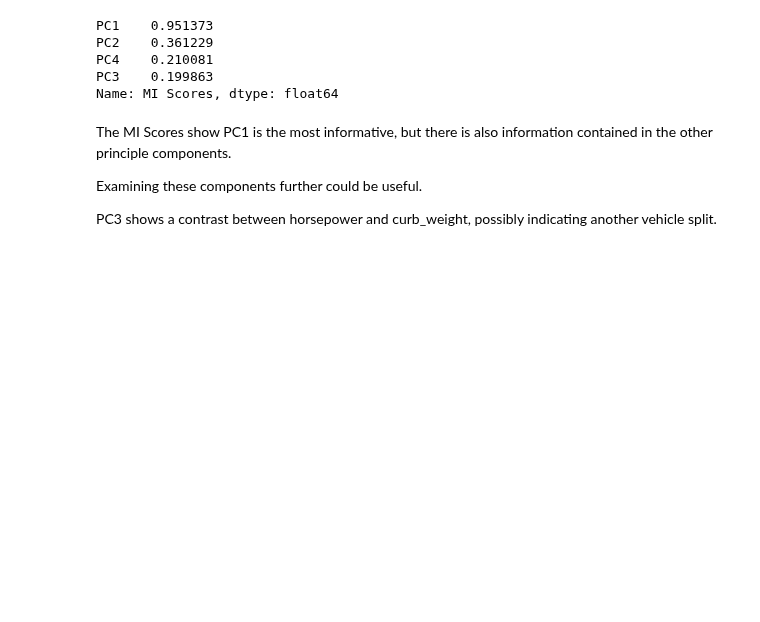
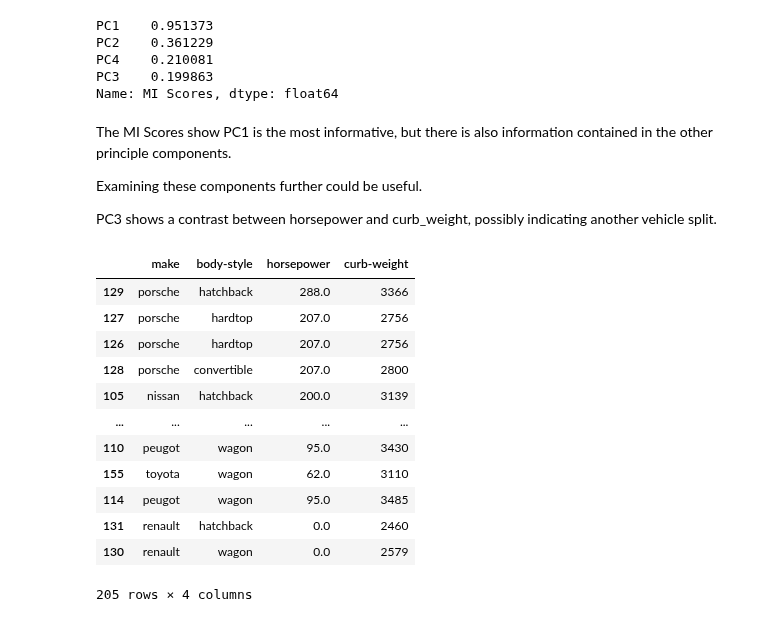
Before and after one commit to PMetcalf/scratch-pad, a Jupyter notebook: Data Science/Feature Engineering/principal_component_analysis.ipynb, the cells around one changed output. Drawn from its saved outputs; the diff is of its cells as text; code cells hidden in the pictures; blank space fills up the shorter version.

```diff
--- a/Data Science/Feature Engineering/principal_component_analysis.ipynb
+++ b/Data Science/Feature Engineering/principal_component_analysis.ipynb
@@ -223,3 +223,26 @@ The MI Scores show PC1 is the most informative, but there is also information co
 Examining these components further could be useful.
 
 PC3 shows a contrast between horsepower and curb_weight, possibly indicating another vehicle split.
+# %%
+# Show dataframe sorted by PC3
+
+# Create an id filter
+idx = X_pca['PC3'].sort_values(ascending = False).index
+
+# Filter dataframe
+cols = ['make', 'body-style', 'horsepower', 'curb-weight']
+autos.loc[idx, cols]
+# %% [output]
+|  | make | body-style | horsepower | curb-weight |
+| 129 | porsche | hatchback | 288.0 | 3366 |
+| 127 | porsche | hardtop | 207.0 | 2756 |
+| 126 | porsche | hardtop | 207.0 | 2756 |
+| 128 | porsche | convertible | 207.0 | 2800 |
+| 105 | nissan | hatchback | 200.0 | 3139 |
+| ... | ... | ... | ... | ... |
+| 110 | peugot | wagon | 95.0 | 3430 |
+| 155 | toyota | wagon | 62.0 | 3110 |
+| 114 | peugot | wagon | 95.0 | 3485 |
+| 131 | renault | hatchback | 0.0 | 2460 |
+| 130 | renault | wagon | 0.0 | 2579 |
+205 rows × 4 columns
```
